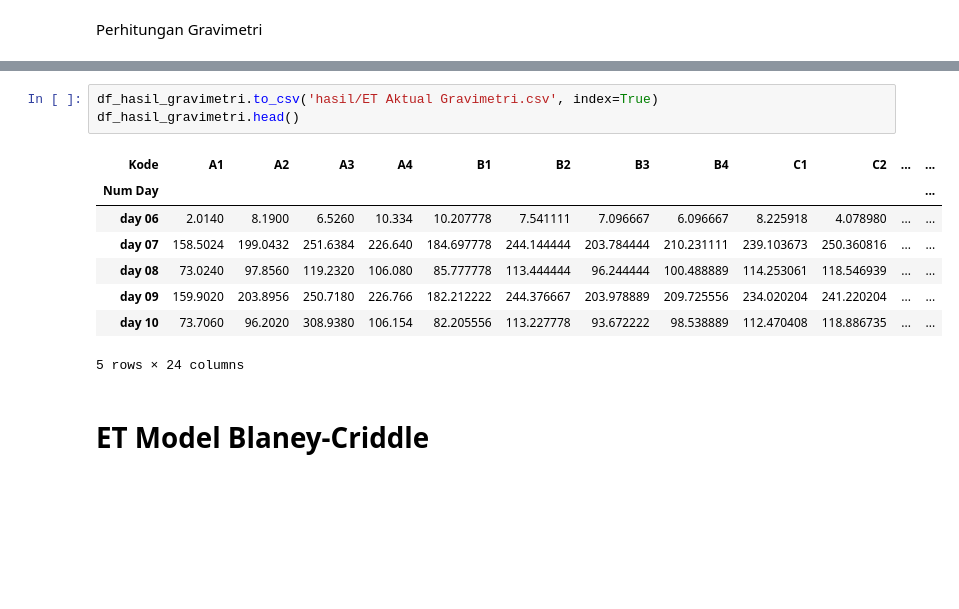
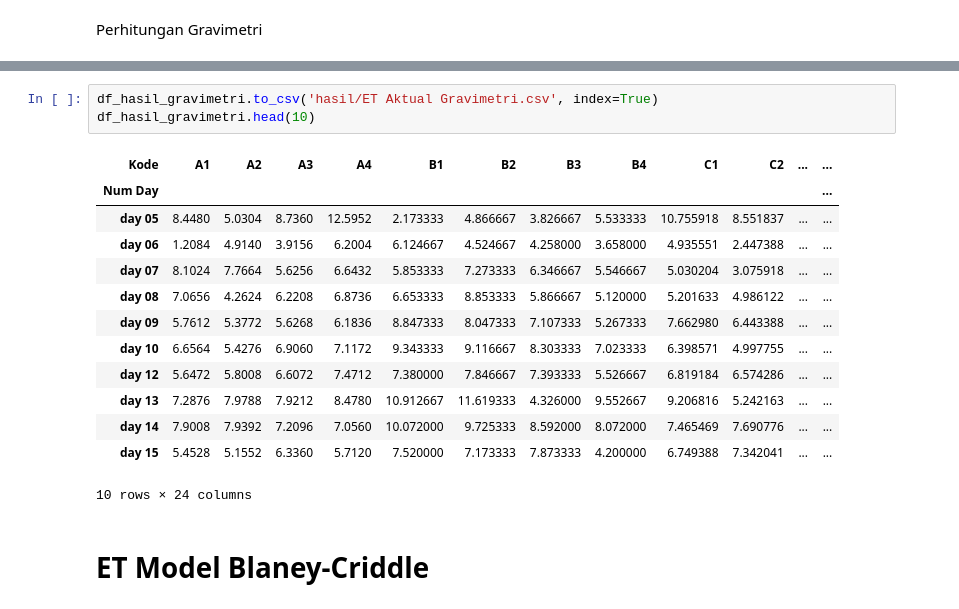
Before and after one commit to rafiachmadfr/Evapotranspiration-Analysis, a Jupyter notebook: 02. ET Calculation.ipynb, the cells around one changed output, grey strips where cells are left out. Cells and saved outputs as stored; diff of their text form; blank space fills up the shorter version.

```diff
--- a/02. ET Calculation.ipynb
+++ b/02. ET Calculation.ipynb
@@ -113,15 +111,20 @@ ValueError: Worksheet named 'day 05' not found
 # %%
 df_hasil_gravimetri.to_csv('hasil/ET Aktual Gravimetri.csv', index=True)
-df_hasil_gravimetri.head()
+df_hasil_gravimetri.head(10)
 # %% [output]
 | Kode | A1 | A2 | A3 | A4 | B1 | B2 | B3 | B4 | C1 | C2 | ... | ... |
 | Num Day |  |  |  |  |  |  |  |  |  |  |  | ... |
-| day 06 | 2.0140 | 8.1900 | 6.5260 | 10.334 | 10.207778 | 7.541111 | 7.096667 | 6.096667 | 8.225918 | 4.078980 | ... | ... |
-| day 07 | 158.5024 | 199.0432 | 251.6384 | 226.640 | 184.697778 | 244.144444 | 203.784444 | 210.231111 | 239.103673 | 250.360816 | ... | ... |
-| day 08 | 73.0240 | 97.8560 | 119.2320 | 106.080 | 85.777778 | 113.444444 | 96.244444 | 100.488889 | 114.253061 | 118.546939 | ... | ... |
-| day 09 | 159.9020 | 203.8956 | 250.7180 | 226.766 | 182.212222 | 244.376667 | 203.978889 | 209.725556 | 234.020204 | 241.220204 | ... | ... |
-| day 10 | 73.7060 | 96.2020 | 308.9380 | 106.154 | 82.205556 | 113.227778 | 93.672222 | 98.538889 | 112.470408 | 118.886735 | ... | ... |
+| day 05 | 8.4480 | 5.0304 | 8.7360 | 12.5952 | 2.173333 | 4.866667 | 3.826667 | 5.533333 | 10.755918 | 8.551837 | ... | ... |
+| day 06 | 1.2084 | 4.9140 | 3.9156 | 6.2004 | 6.124667 | 4.524667 | 4.258000 | 3.658000 | 4.935551 | 2.447388 | ... | ... |
+| day 07 | 8.1024 | 7.7664 | 5.6256 | 6.6432 | 5.853333 | 7.273333 | 6.346667 | 5.546667 | 5.030204 | 3.075918 | ... | ... |
+| day 08 | 7.0656 | 4.2624 | 6.2208 | 6.8736 | 6.653333 | 8.853333 | 5.866667 | 5.120000 | 5.201633 | 4.986122 | ... | ... |
+| day 09 | 5.7612 | 5.3772 | 5.6268 | 6.1836 | 8.847333 | 8.047333 | 7.107333 | 5.267333 | 7.662980 | 6.443388 | ... | ... |
+| day 10 | 6.6564 | 5.4276 | 6.9060 | 7.1172 | 9.343333 | 9.116667 | 8.303333 | 7.023333 | 6.398571 | 4.997755 | ... | ... |
+| day 12 | 5.6472 | 5.8008 | 6.6072 | 7.4712 | 7.380000 | 7.846667 | 7.393333 | 5.526667 | 6.819184 | 6.574286 | ... | ... |
+| day 13 | 7.2876 | 7.9788 | 7.9212 | 8.4780 | 10.912667 | 11.619333 | 4.326000 | 9.552667 | 9.206816 | 5.242163 | ... | ... |
+| day 14 | 7.9008 | 7.9392 | 7.2096 | 7.0560 | 10.072000 | 9.725333 | 8.592000 | 8.072000 | 7.465469 | 7.690776 | ... | ... |
+| day 15 | 5.4528 | 5.1552 | 6.3360 | 5.7120 | 7.520000 | 7.173333 | 7.873333 | 4.200000 | 6.749388 | 7.342041 | ... | ... |
-5 rows × 24 columns
+10 rows × 24 columns
 # %% [markdown]
 # ET Model Blaney-Criddle
 # %%
```
Also changed, not shown: parts of 12 cells of this notebook, 10 other files.
